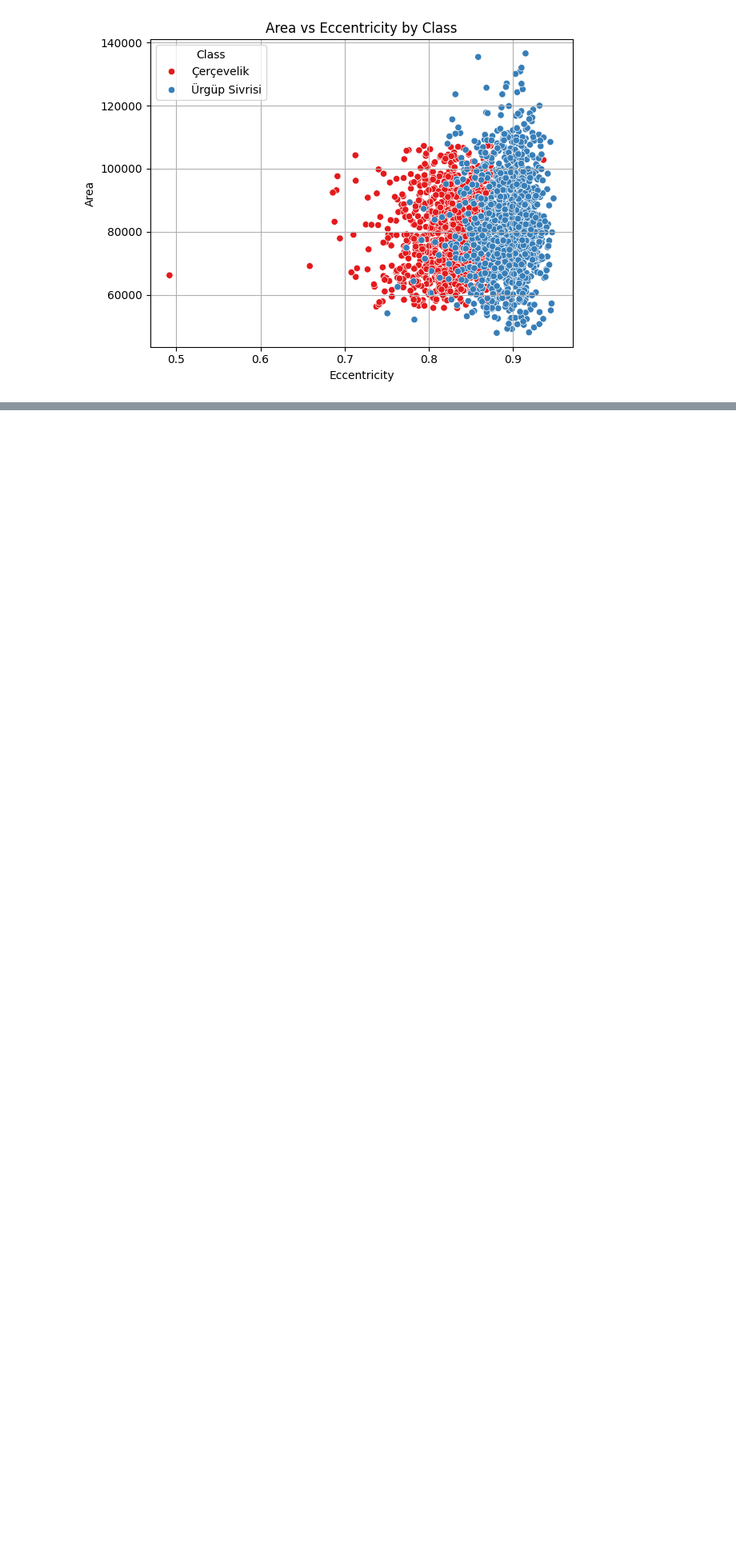
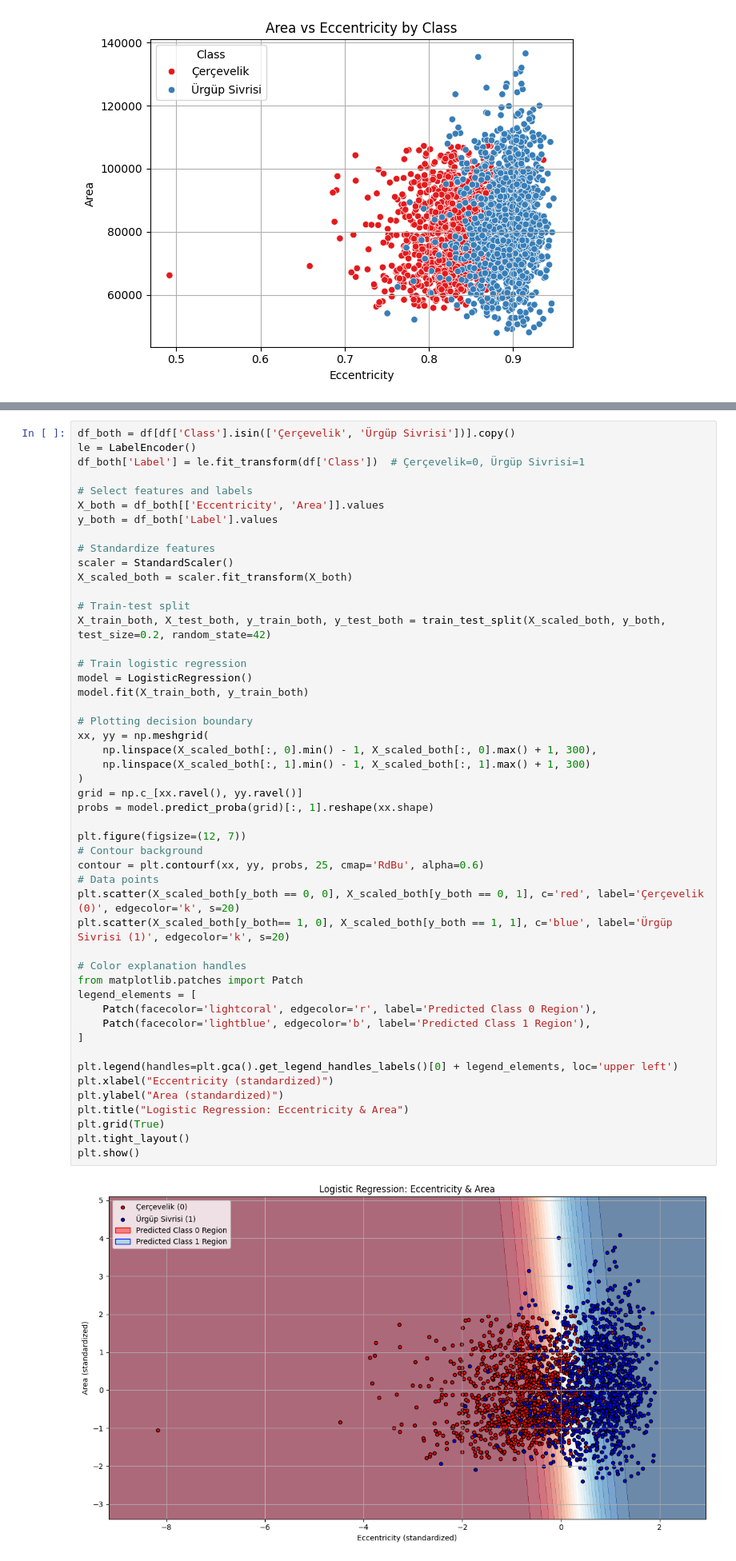
Before and after one commit to tatianagong/Gong-CMOR-438-Spring-2025, a Jupyter notebook: Supervised Learning/3. Logistic Regression/logistic_regression.ipynb, the cells around one changed output, grey strips where cells are left out. Shown: that part at 80% size. Drawn from its saved outputs; the diff is of its cells as text; blank space fills up the shorter version.

```diff
--- a/Supervised Learning/3. Logistic Regression/logistic_regression.ipynb
+++ b/Supervised Learning/3. Logistic Regression/logistic_regression.ipynb
@@ -107,0 +217,51 @@ Confusion Matrix:
+# %%
+df_both = df[df['Class'].isin(['Çerçevelik', 'Ürgüp Sivrisi'])].copy()
+le = LabelEncoder()
+df_both['Label'] = le.fit_transform(df['Class'])  # Çerçevelik=0, Ürgüp Sivrisi=1
+
+# Select features and labels
+X_both = df_both[['Eccentricity', 'Area']].values
+y_both = df_both['Label'].values
+
+# Standardize features
+scaler = StandardScaler()
+X_scaled_both = scaler.fit_transform(X_both)
+
+# Train-test split
+X_train_both, X_test_both, y_train_both, y_test_both = train_test_split(X_scaled_both, y_both, test_size=0.2, random_state=42)
+
+# Train logistic regression
+model = LogisticRegression()
+model.fit(X_train_both, y_train_both)
+
+# Plotting decision boundary
+xx, yy = np.meshgrid(
+    np.linspace(X_scaled_both[:, 0].min() - 1, X_scaled_both[:, 0].max() + 1, 300),
+    np.linspace(X_scaled_both[:, 1].min() - 1, X_scaled_both[:, 1].max() + 1, 300)
+)
+grid = np.c_[xx.ravel(), yy.ravel()]
+probs = model.predict_proba(grid)[:, 1].reshape(xx.shape)
+
+plt.figure(figsize=(12, 7))
+# Contour background
+contour = plt.contourf(xx, yy, probs, 25, cmap='RdBu', alpha=0.6)
+# Data points
+plt.scatter(X_scaled_both[y_both == 0, 0], X_scaled_both[y_both == 0, 1], c='red', label='Çerçevelik (0)', edgecolor='k', s=20)
+plt.scatter(X_scaled_both[y_both== 1, 0], X_scaled_both[y_both == 1, 1], c='blue', label='Ürgüp Sivrisi (1)', edgecolor='k', s=20)
+
+# Color explanation handles
+from matplotlib.patches import Patch
+legend_elements = [
+    Patch(facecolor='lightcoral', edgecolor='r', label='Predicted Class 0 Region'),
+    Patch(facecolor='lightblue', edgecolor='b', label='Predicted Class 1 Region'),
+]
+
+plt.legend(handles=plt.gca().get_legend_handles_labels()[0] + legend_elements, loc='upper left')
+plt.xlabel("Eccentricity (standardized)")
+plt.ylabel("Area (standardized)")
+plt.title("Logistic Regression: Eccentricity & Area")
+plt.grid(True)
+plt.tight_layout()
+plt.show()
+# %% [output]
+[figure, added]
```
Also changed, not shown: parts of 17 cells of this notebook, 13 other files.
